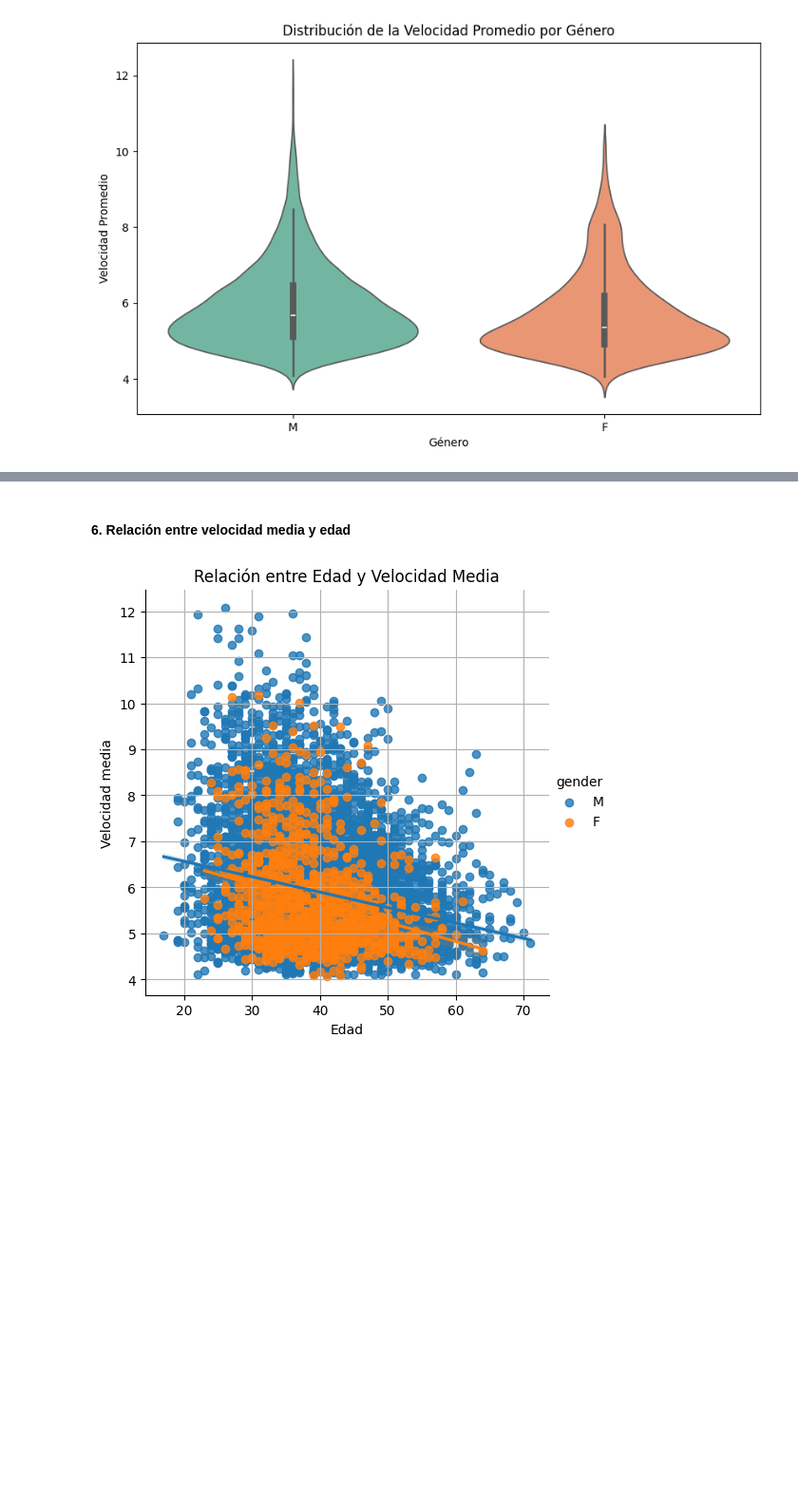
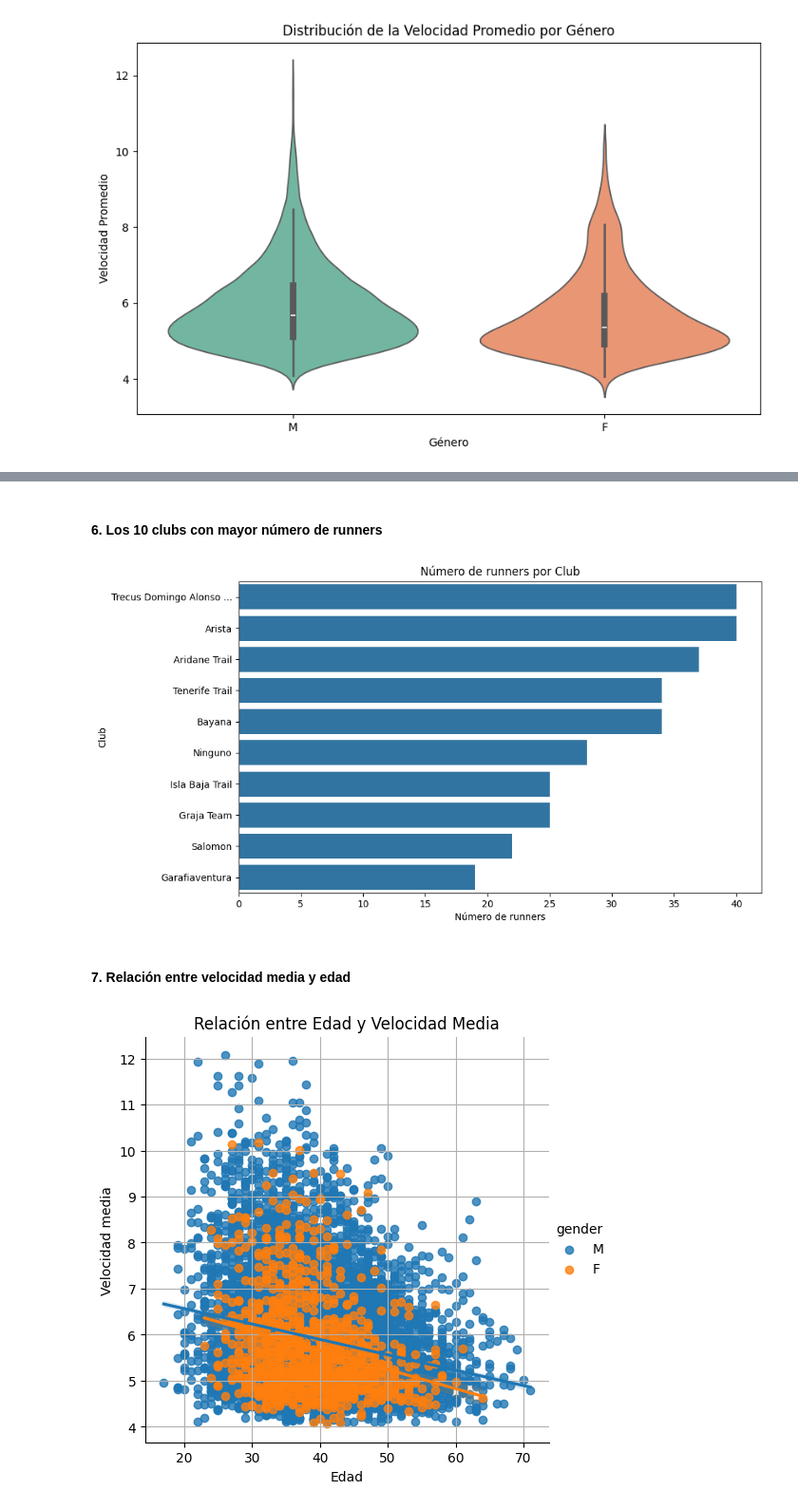
Before and after one commit to andalons/ultra-marathon-EDA, a Jupyter notebook: eda_ultra_marathon.ipynb, the cells around one changed output, grey strips where cells are left out. Shown at 95% size. Saved outputs shown, nothing was run; the diff lists cells and outputs as text; code cells hidden in the pictures; blank space fills up the shorter version.

```diff
--- a/eda_ultra_marathon.ipynb
+++ b/eda_ultra_marathon.ipynb
@@ -432,5 +419,20 @@ plt.show()
+# %% [markdown]
+#### 6. Los 10 clubs con mayor número de runners
+# %%
+plt.figure(figsize=(10, 6))
+
+df_filtered = df_transvulcania[df_transvulcania['club'] != "Unaffiliated"]
+
+sns.countplot(data=df_filtered, y='club', order=df_filtered['club'].value_counts().head(10).index)
+
+plt.title("Número de runners por Club")
+plt.ylabel("Club")
+plt.xlabel("Número de runners")
+plt.show()
+# %% [output]
+[figure, added]
 # %% [markdown]
-#### 6. Relación entre velocidad media y edad
+#### 7. Relación entre velocidad media y edad
 # %%
 sns.lmplot(data=df_transvulcania, x='age', y='avg_speed', hue='gender')
 plt.title('Relación entre Edad y Velocidad Media')
```
Also changed, not shown: parts of 8 cells of this notebook.
